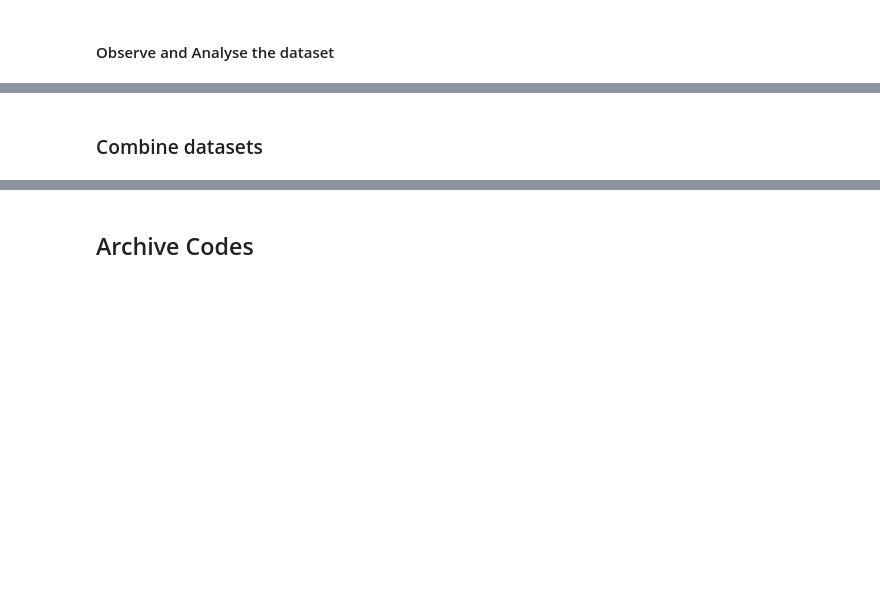
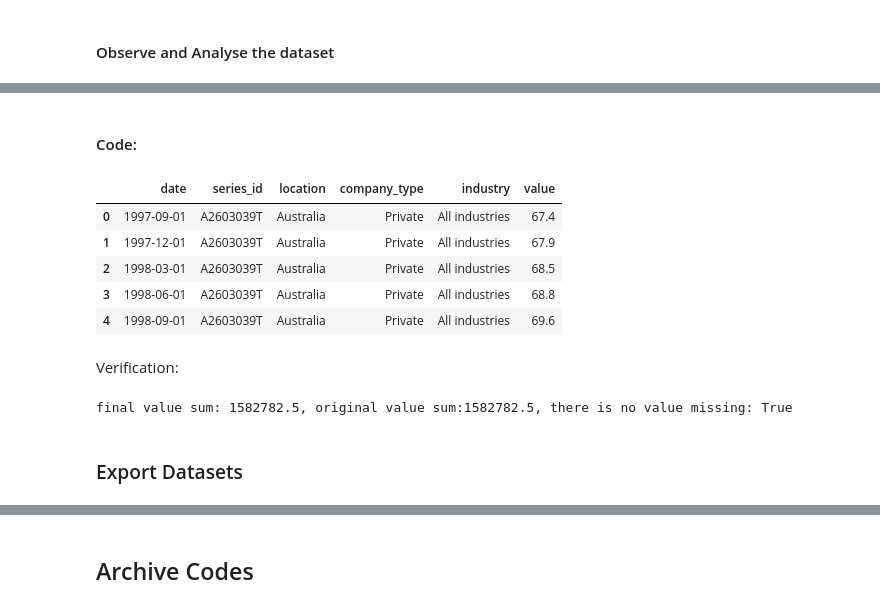
Before and after one commit to Abotyt/australiaMarketExpansionStrategy, a Jupyter notebook: AustralianUnemployedPrediction/DataWrangling&Cleaning/DataCleaning.ipynb, the cells around one changed output, grey strips where cells are left out. Saved outputs shown, nothing was run; the diff lists cells and outputs as text; code cells hidden in the pictures; blank space fills up the shorter version.

Commit message:
finshed tranformation, working on export datasets

```diff
--- a/AustralianUnemployedPrediction/DataWrangling&Cleaning/DataCleaning.ipynb
+++ b/AustralianUnemployedPrediction/DataWrangling&Cleaning/DataCleaning.ipynb
@@ -80,7 +88,7 @@ filepath = {
         'sheet': 'Data1'
     },
     'EmploymentStatus_Victoria_Path' : {
-        'file': fileLocation + '/' + 'employment_status_state_victoria.xlsx',
+        'file': fileLocation + '/' + 'employment_status_victoria.xlsx',
         'sheet': 'Data1'
     },
     'EmploymentStatus_WesternAuds_Path' : {
@@ -94,8 +102,8 @@ filepath = {
         'file': fileLocation + '/' + 'job_vacancies.xlsx',
         'sheet': 'Sheet1'
     },
-    'HourlyWagesRates_Industry_States_Path' : {
-        'file': fileLocation + '/' + 'hourly_wages_rates_industry_states.xlsx',
+    'HourlyWagesRates_Industry_Path' : {
+        'file': fileLocation + '/' + 'hourly_wages_rates_industry.xlsx',
         'sheet': 'Data1'
     }
 }
@@ -970,0 +1072,56 @@ HourlyWagesRates_Industry_States_Original.head()
+# %% [markdown]
+#### Code:
+# %%
+HourlyWagesRates_Industry_Original = dataframes['HourlyWagesRates_Industry_Original'].copy()
+
+# Step1
+lables_name = ['index', 'title', 'location', 'company_type', 'industry']
+HourlyWagesRates_metadata = extract_metadata(HourlyWagesRates_Industry_Original, split_by = ';', labels = lables_name)
+
+#Step2
+value_melted = melt_and_update_columns(HourlyWagesRates_Industry_Original)
+
+# Step3
+# select the variables in the metadata
+columns = ['industry', 'company_type', 'location', 'series_id']
+order = ['date', 'series_id', 'location', 'company_type', 'industry', 'value']
+
+# merge
+final_dataset_hwr = merge_metadata_and_melted_dataset(
+    metadata = HourlyWagesRates_metadata,
+    melted_dataset = value_melted,
+    selected_columns = columns
+)
+
+# reorder columns
+final_dataset_hwr = final_dataset_hwr[order]
+
+# print
+final_dataset_hwr.head()
+# %% [output]
+|  | date | series_id | location | company_type | industry | value |
+| 0 | 1997-09-01 | A2603039T | Australia | Private | All industries | 67.4 |
+| 1 | 1997-12-01 | A2603039T | Australia | Private | All industries | 67.9 |
+| 2 | 1998-03-01 | A2603039T | Australia | Private | All industries | 68.5 |
+| 3 | 1998-06-01 | A2603039T | Australia | Private | All industries | 68.8 |
+| 4 | 1998-09-01 | A2603039T | Australia | Private | All industries | 69.6 |
+# %% [markdown]
+Verification:
+# %%
+f = round(
+    final_dataset_hwr['value']
+        .astype(float)
+        .sum()
+    , 5
+)
+e = round(
+    HourlyWagesRates_Industry_Original
+        .iloc[9:,1:]
+        .astype(float)
+        .sum()
+        .sum()
+    , 5
+)
+print(f'final value sum: {f}, original value sum:{e}, there is no value missing: {f == e}')
+# %% [output]
+final value sum: 1582782.5, original value sum:1582782.5, there is no value missing: True
@@ -971,2 +1131,2 @@ HourlyWagesRates_Industry_States_Original.head()
 # %% [markdown]
-### Combine datasets
+### Export Datasets
```
Also changed, not shown: parts of 37 cells of this notebook, 1 other file.
